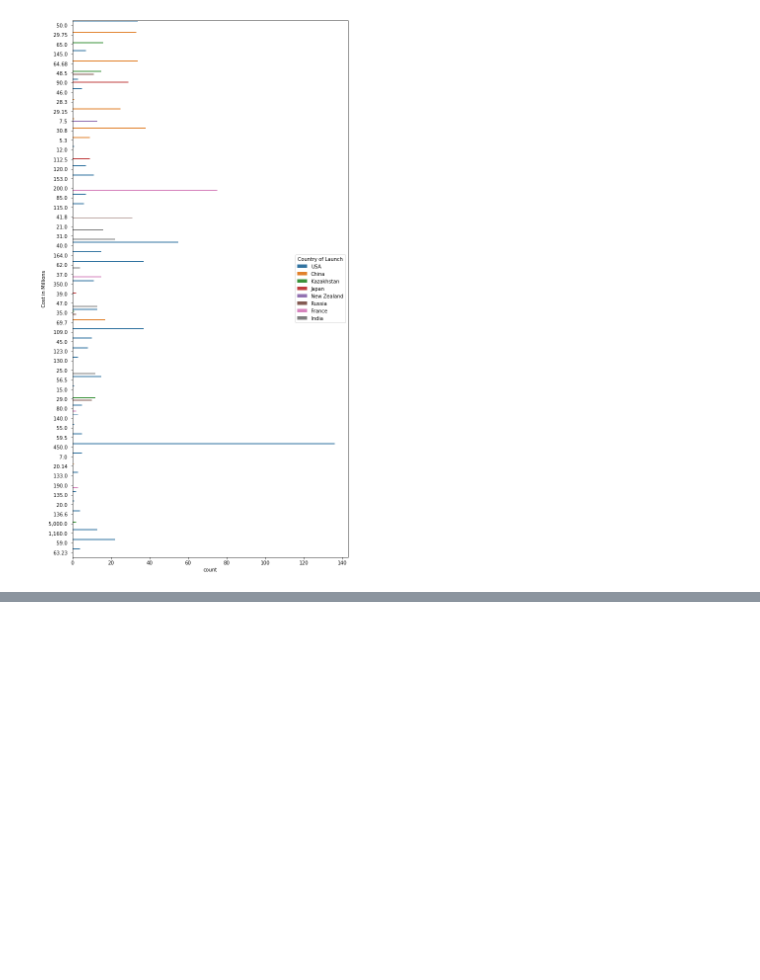
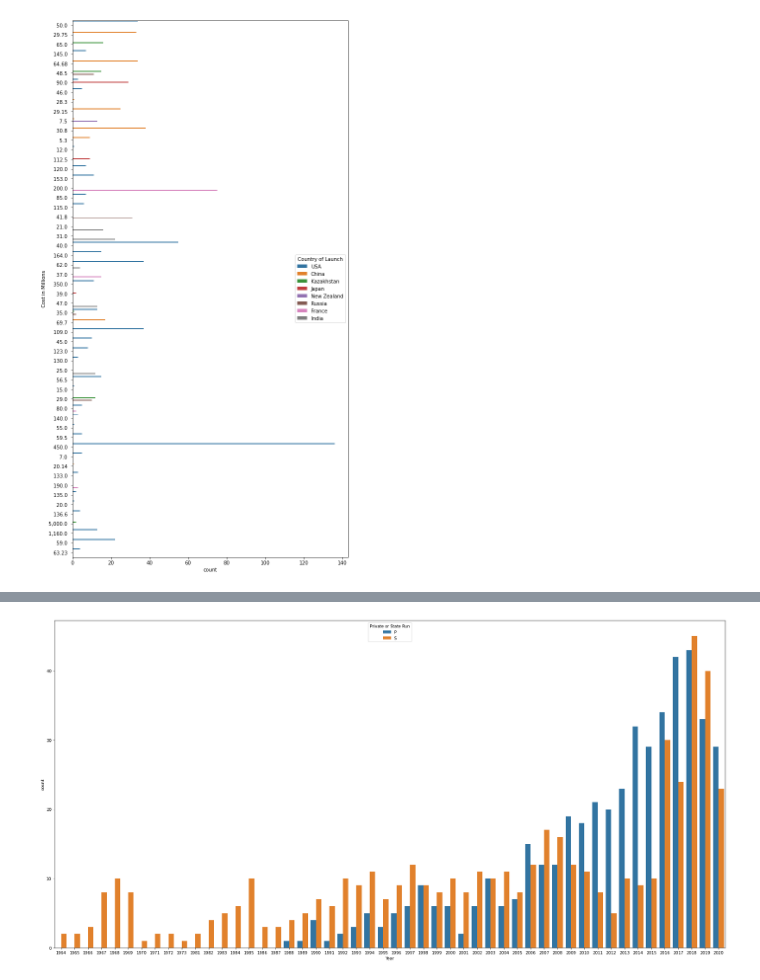
Before and after one commit to data301-2020-winter1/course-project-group_6017, a Jupyter notebook: analysis/Jack/milestone2_Jack.ipynb, the cells around one changed output, grey strips where cells are left out. Cells and saved outputs as stored; diff of their text form; code cells hidden in the pictures; blank space fills up the shorter version.

```diff
--- a/analysis/Jack/milestone2_Jack.ipynb
+++ b/analysis/Jack/milestone2_Jack.ipynb
@@ -106,0 +104,5 @@ ValueError: zero-size array to reduction operation fmin which has no identity
+# %%
+plt.figure(figsize=(30,15))
+dv = sns.countplot(data = df, x='Year', hue = 'Private or State Run')
+# %% [output]
+[figure, added]
```
Also changed, not shown: parts of 1 cell of this notebook.
